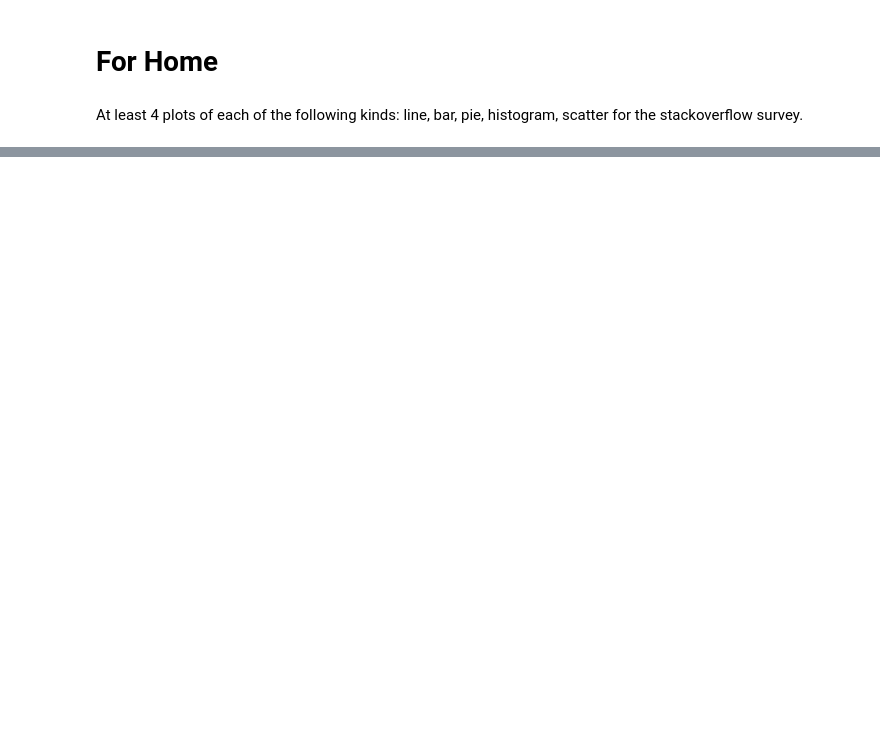
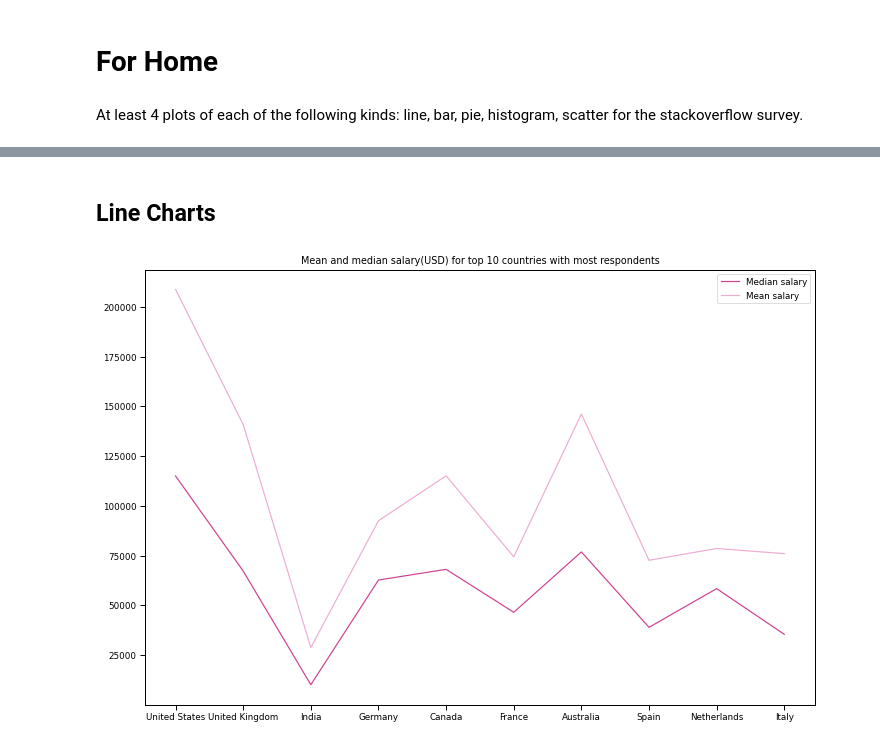
Before and after one commit to veneta13/FMI-ML, a Jupyter notebook: Coursework/4_Matplotlib.ipynb, the cells around one changed output, grey strips where cells are left out. Saved outputs shown, nothing was run; the diff lists cells and outputs as text; code cells hidden in the pictures; blank space fills up the shorter version.

```diff
--- a/Coursework/4_Matplotlib.ipynb
+++ b/Coursework/4_Matplotlib.ipynb
@@ -1157,0 +1203,40 @@ At least 4 plots of each of the following kinds: line, bar, pie, histogram, scat
+# %%
+DATA_PATH = '/content/data/survey_results_public.csv'
+SCHEMA_PATH = '/content/data/survey_results_schema.csv'
+# %%
+df = pd.read_csv(DATA_PATH)
+# %% [markdown]
+## Line Charts
+# %%
+country_group = df.groupby(['Country'])
+
+filt1 = ~df['Country'].isna()
+filt2 = df['CompFreq'] == 'Yearly'
+
+countries = df.loc[
+    filt1 & filt2,
+    ['Country']
+]
+
+country_top10 = countries.value_counts()[:10]
+
+country_names = [x[0] for x in  country_top10.index.tolist()]
+country_median_salaries = []
+country_mean_salaries = []
+
+for x in country_names:
+    country_median_salaries.append(country_group['ConvertedComp'].median().loc[x])
+    country_mean_salaries.append(country_group['ConvertedComp'].mean().loc[x])
+
+sns.set_context('paper')
+sns.set_palette('PiYG')
+
+plt.plot(country_names, country_median_salaries, label='Median salary')
+plt.plot(country_names, country_mean_salaries, label='Mean salary')
+
+plt.title('Mean and median salary(USD) for top 10 countries with most respondents')
+
+plt.legend()
+plt.show()
+# %% [output]
+[figure, added]
```
Also changed, not shown: parts of 70 cells of this notebook.
